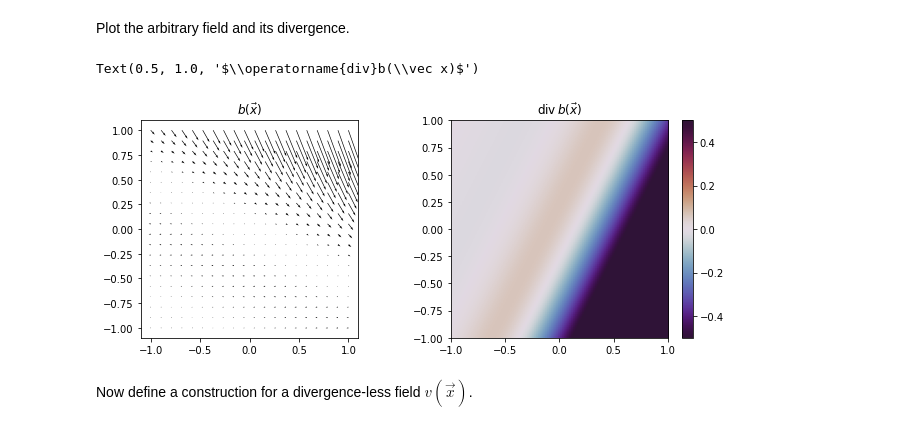
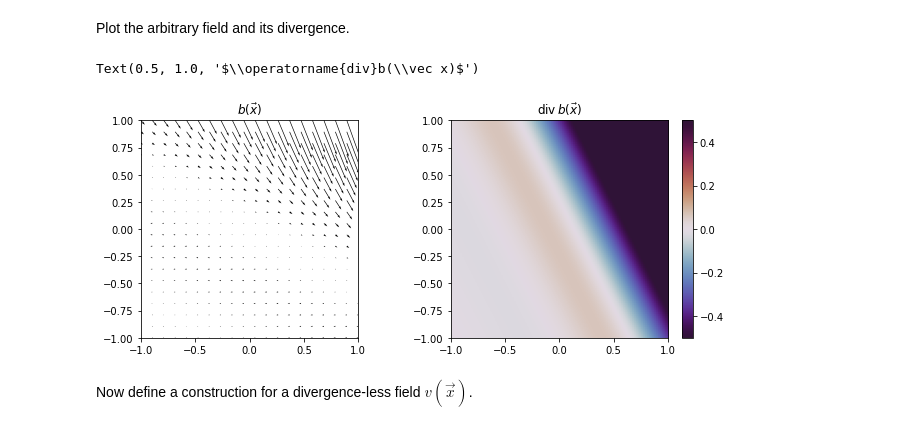
Before and after one commit to smsharma/neural-conservation-laws, a Jupyter notebook: demo.ipynb, the cells around one changed output. Saved outputs shown, nothing was run; the diff lists cells and outputs as text; code cells hidden in the pictures.

Commit message:
Fixed plot orientation

```diff
--- a/demo.ipynb
+++ b/demo.ipynb
@@ -68,22 +66,24 @@ Plot the arbitrary field and its divergence.
 # %%
 fig, ax = plt.subplots(1, 2, figsize=(11, 4))
 
 # Quiver plot
 
 U, V = vmap(b_for_jac)(x_mesh_quiver).T
 X, Y = x_mesh_quiver.T
 ax[0].quiver(X, Y, U, V)
 ax[0].set_aspect(1.)
 ax[0].set_title(r"$b(\vec x)$")
+ax[0].set_xlim(-extent, extent)
+ax[0].set_ylim(-extent, extent)
 
 # Divergence
 
-im = ax[1].imshow(rearrange(jnp.trace(vmap(jacfwd(b_for_jac))(x_mesh), axis1=1, axis2=2), "(x y) -> x y", x=n_grid), vmin=-0.5, vmax=0.5, cmap='twilight_shifted', extent=[-extent,extent,-extent,extent])
+im = ax[1].imshow(rearrange(jnp.trace(vmap(jacfwd(b_for_jac))(x_mesh), axis1=1, axis2=2), "(x y) -> x y", x=n_grid), vmin=-0.5, vmax=0.5, cmap='twilight_shifted', extent=[-extent,extent,-extent,extent], origin='lower')
 fig.colorbar(im, ax=ax[1])
 ax[1].set_title(r"$\operatorname{div}b(\vec x)$")
 # %% [output]
 Text(0.5, 1.0, '$\\operatorname{div}b(\\vec x)$')
-[figure, old version]
+[figure, new version]
 # %% [markdown]
 Now define a construction for a divergence-less field $v(\vec x)$.
 # %%
```
Also changed, not shown: parts of 3 cells of this notebook.
